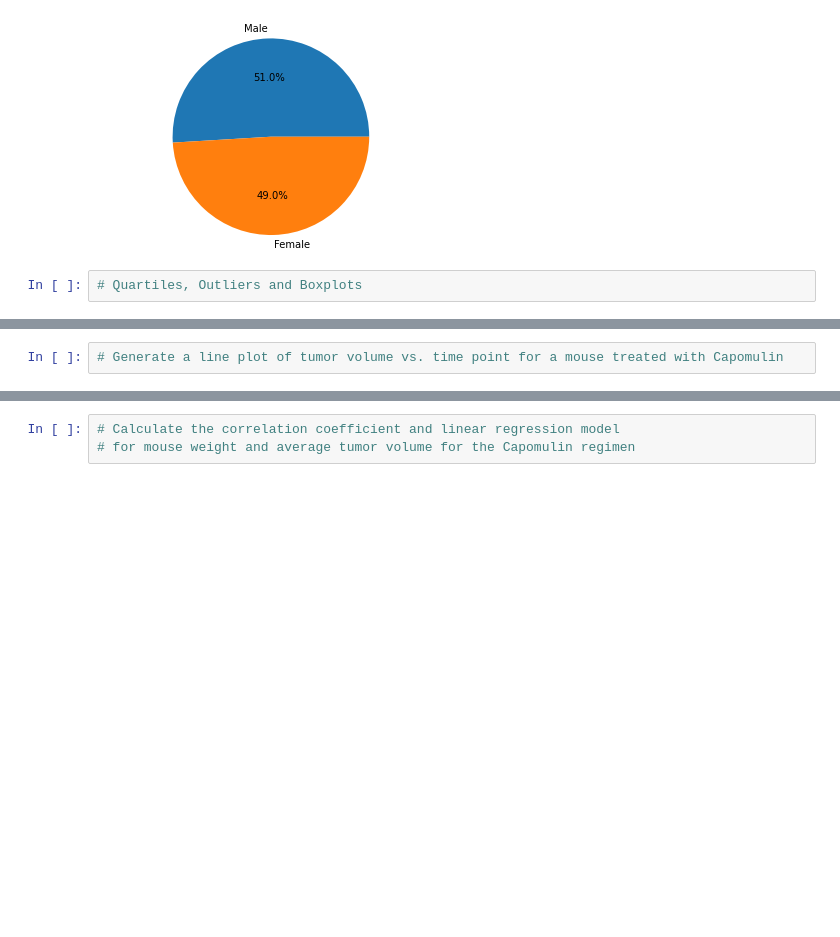
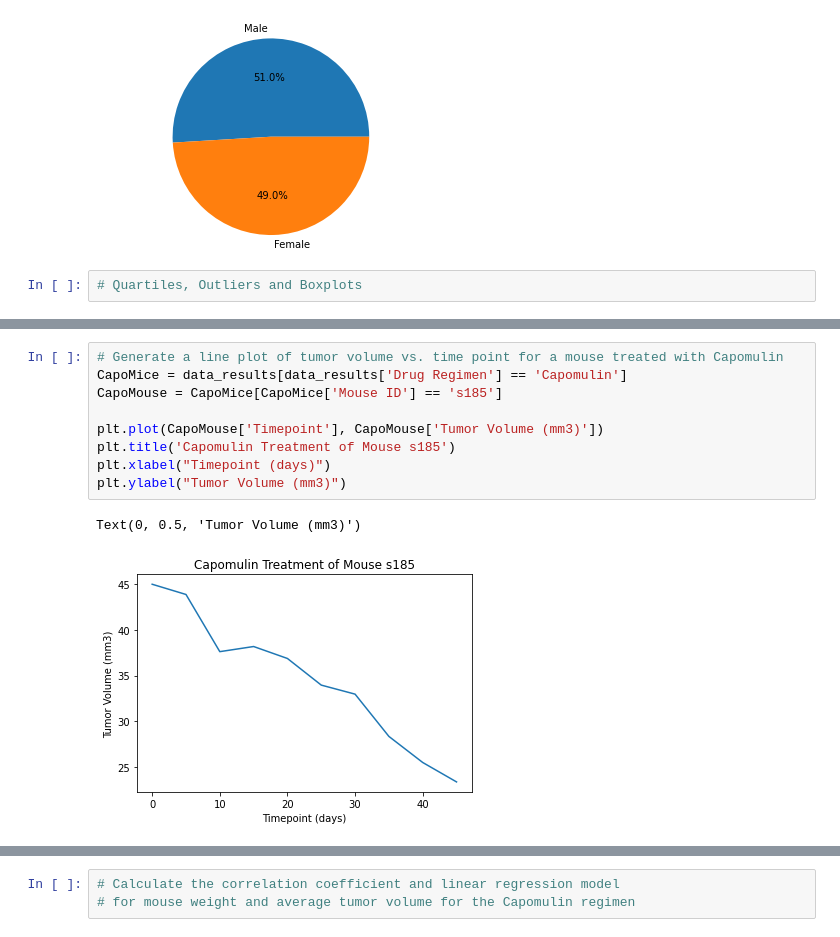
Before and after one commit to ennegineer/05-matplotlibHW, a Jupyter notebook: Statistics.ipynb, the cells around one changed output, grey strips where cells are left out. Cells and saved outputs as stored; diff of their text form; blank space fills up the shorter version.

```diff
--- a/Statistics.ipynb
+++ b/Statistics.ipynb
@@ -224,4 +277,14 @@ SyntaxError: unexpected EOF while parsing (<ipython-input-20-432ba91c82cc>, line
 # %%
 # Generate a line plot of tumor volume vs. time point for a mouse treated with Capomulin
+CapoMice = data_results[data_results['Drug Regimen'] == 'Capomulin']
+CapoMouse = CapoMice[CapoMice['Mouse ID'] == 's185']
+
+plt.plot(CapoMouse['Timepoint'], CapoMouse['Tumor Volume (mm3)'])
+plt.title('Capomulin Treatment of Mouse s185')
+plt.xlabel("Timepoint (days)")
+plt.ylabel("Tumor Volume (mm3)")
+# %% [output]
+Text(0, 0.5, 'Tumor Volume (mm3)')
+[figure, added]
 # %%
 # Generate a scatter plot of average tumor volume vs. mouse weight for the Capomulin regimen
```
Also changed, not shown: parts of 6 cells of this notebook.
